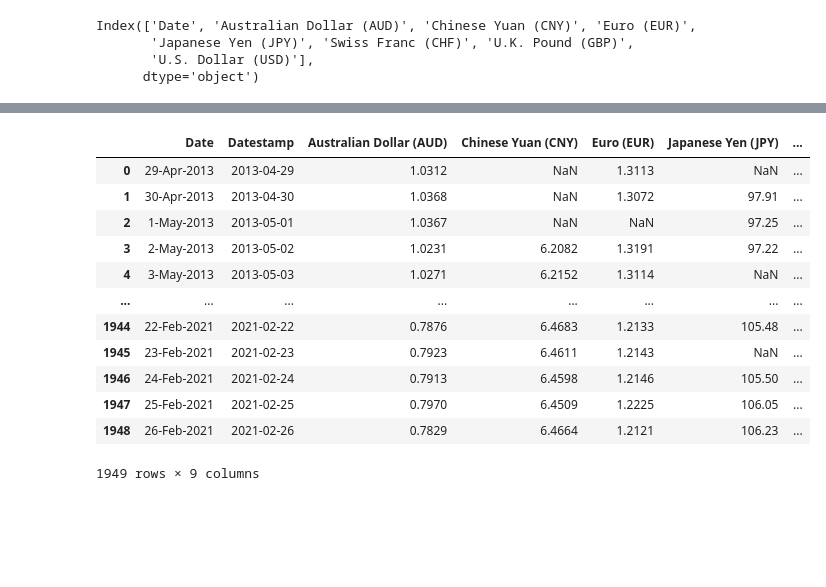
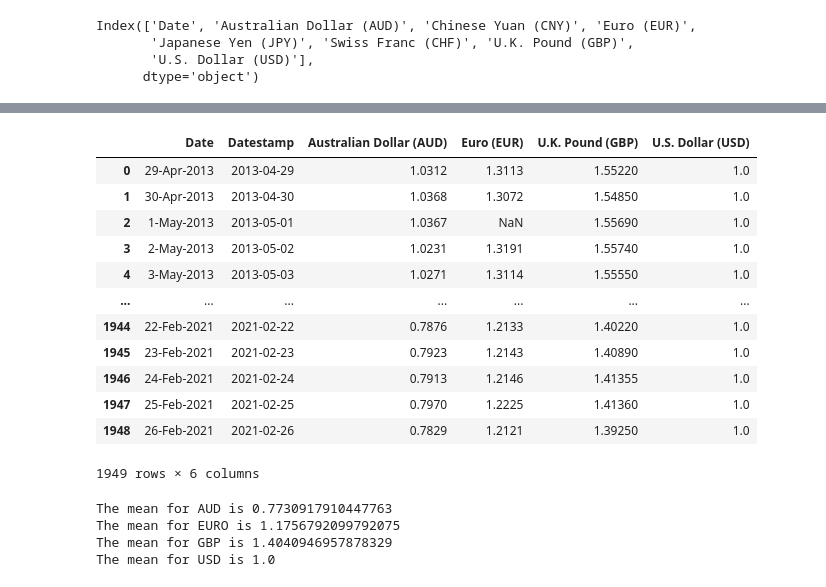
Before and after one commit to nickkyklausng/Crypto-Assignment, a Jupyter notebook: CA_Nicklaus_DaveEdits.ipynb, the cells around one changed output, grey strips where cells are left out. Drawn from its saved outputs; the diff is of its cells as text; code cells hidden in the pictures; blank space fills up the shorter version.

Commit message:
Final Clean for For_ex data

```diff
--- a/CA_Nicklaus_DaveEdits.ipynb
+++ b/CA_Nicklaus_DaveEdits.ipynb
@@ -43,3 +43,7 @@ Index(['Date', 'Australian Dollar (AUD)', 'Chinese Yuan (CNY)', 'Euro (EUR)',
        'Japanese Yen (JPY)', 'Swiss Franc (CHF)', 'U.K. Pound (GBP)',
        'U.S. Dollar (USD)'],
       dtype='object')
+# %%
+#reduce dataframe to currencies we need.  AUD, Pound, EURO, Yuan, Yen, Swiss
+forex_clean = clean_foreign_ex[["Date", "Australian Dollar (AUD)", "Euro (EUR)", "U.K. Pound (GBP)", "U.S. Dollar (USD)"]]
+forex_clean
@@ -67,7 +82,7 @@ U.K. Pound (GBP)           float64
 U.S. Dollar (USD)          float64
 dtype: object
 # %%
-clean_foreign_ex['Australian Dollar (AUD)'] = clean_foreign_ex['Australian Dollar (AUD)'].astype(float)
+forex_clean['Australian Dollar (AUD)'] = forex_clean['Australian Dollar (AUD)'].astype(float)
 # clean_foreign_ex['Chinese Yuan (CNY)'] = clean_foreign_ex['Chinese Yuan (CNY)'].astype(float)
 # clean_foreign_ex['Euro (EUR)'] = clean_foreign_ex['Euro (EUR)'].astype(float)
 # clean_foreign_ex['Japanese Yen (JPY)'] = clean_foreign_ex['Japanese Yen (JPY)'].astype(float)
@@ -89,41 +110,41 @@ clean_foreign_ex.head()
 # %%
 def monthToNum(shortMonth):
     return {
             'jan' : 1,
             'feb' : 2,
             'mar' : 3,
             'apr' : 4,
             'may' : 5,
             'jun' : 6,
             'jul' : 7,
             'aug' : 8,
             'sep' : 9,
             'oct' : 10,
             'nov' : 11,
             'dec' : 12
     }[shortMonth]
 splitdate = pd.DataFrame()
-splitdate[['day','month','year']] = clean_foreign_ex['Date'].str.split("\s|-", 2, expand=True)
+splitdate[['day','month','year']] = forex_clean['Date'].str.split("\s|-", 2, expand=True)
 splitdate['month'] = splitdate['month'].str.lower()
 splitdate['month'] = splitdate['month'].apply(monthToNum)
 
 # Insert Datestamp YYYMMDD Column for sorting
-clean_foreign_ex.insert(1,'Datestamp',pd.to_datetime(splitdate[['year','month','day']]))
-clean_foreign_ex
+forex_clean.insert(1,'Datestamp',pd.to_datetime(splitdate[['year','month','day']]))
+forex_clean
 # %% [output]
-|  | Date | Datestamp | Australian Dollar (AUD) | Chinese Yuan (CNY) | Euro (EUR) | Japanese Yen (JPY) | ... |
-| 0 | 29-Apr-2013 | 2013-04-29 | 1.0312 | NaN | 1.3113 | NaN | ... |
-| 1 | 30-Apr-2013 | 2013-04-30 | 1.0368 | NaN | 1.3072 | 97.91 | ... |
-| 2 | 1-May-2013 | 2013-05-01 | 1.0367 | NaN | NaN | 97.25 | ... |
-| 3 | 2-May-2013 | 2013-05-02 | 1.0231 | 6.2082 | 1.3191 | 97.22 | ... |
-| 4 | 3-May-2013 | 2013-05-03 | 1.0271 | 6.2152 | 1.3114 | NaN | ... |
-| ... | ... | ... | ... | ... | ... | ... | ... |
-| 1944 | 22-Feb-2021 | 2021-02-22 | 0.7876 | 6.4683 | 1.2133 | 105.48 | ... |
-| 1945 | 23-Feb-2021 | 2021-02-23 | 0.7923 | 6.4611 | 1.2143 | NaN | ... |
-| 1946 | 24-Feb-2021 | 2021-02-24 | 0.7913 | 6.4598 | 1.2146 | 105.50 | ... |
-| 1947 | 25-Feb-2021 | 2021-02-25 | 0.7970 | 6.4509 | 1.2225 | 106.05 | ... |
-| 1948 | 26-Feb-2021 | 2021-02-26 | 0.7829 | 6.4664 | 1.2121 | 106.23 | ... |
+|  | Date | Datestamp | Australian Dollar (AUD) | Euro (EUR) | U.K. Pound (GBP) | U.S. Dollar (USD) |
+| 0 | 29-Apr-2013 | 2013-04-29 | 1.0312 | 1.3113 | 1.55220 | 1.0 |
+| 1 | 30-Apr-2013 | 2013-04-30 | 1.0368 | 1.3072 | 1.54850 | 1.0 |
+| 2 | 1-May-2013 | 2013-05-01 | 1.0367 | NaN | 1.55690 | 1.0 |
+| 3 | 2-May-2013 | 2013-05-02 | 1.0231 | 1.3191 | 1.55740 | 1.0 |
+| 4 | 3-May-2013 | 2013-05-03 | 1.0271 | 1.3114 | 1.55550 | 1.0 |
+| ... | ... | ... | ... | ... | ... | ... |
+| 1944 | 22-Feb-2021 | 2021-02-22 | 0.7876 | 1.2133 | 1.40220 | 1.0 |
+| 1945 | 23-Feb-2021 | 2021-02-23 | 0.7923 | 1.2143 | 1.40890 | 1.0 |
+| 1946 | 24-Feb-2021 | 2021-02-24 | 0.7913 | 1.2146 | 1.41355 | 1.0 |
+| 1947 | 25-Feb-2021 | 2021-02-25 | 0.7970 | 1.2225 | 1.41360 | 1.0 |
+| 1948 | 26-Feb-2021 | 2021-02-26 | 0.7829 | 1.2121 | 1.39250 | 1.0 |
-1949 rows × 9 columns
+1949 rows × 6 columns
 # %%
 # testdf = clean_foreign_ex.sort_values(by='Datestamp')
 
@@ -131,5 +152,16 @@ groupby_df = clean_foreign_ex.groupby(pd.Grouper(key='Datestamp',freq='1M')).mea
 # %%
 #Mean for AUD, CNY, EUR, JPY, CHF, GBP
 
-AUD_mean = clean_foreign_ex['Australian Dollar (AUD)'].mean()
+AUD_mean = forex_clean['Australian Dollar (AUD)'].mean()
+EURO_mean = forex_clean['Euro (EUR)'].mean()
+GBP_mean = forex_clean['U.K. Pound (GBP)'].mean()
+USD_mean = forex_clean['U.S. Dollar (USD)'].mean()
 print(f"The mean for AUD is {AUD_mean}")
+print(f"The mean for EURO is {EURO_mean}")
+print(f"The mean for GBP is {GBP_mean}")
+print(f"The mean for USD is {USD_mean}")
+# %% [output]
+The mean for AUD is 0.7730917910447763
+The mean for EURO is 1.1756792099792075
+The mean for GBP is 1.4040946957878329
+The mean for USD is 1.0
```
Also changed, not shown: parts of 17 cells of this notebook, 1 other file.
